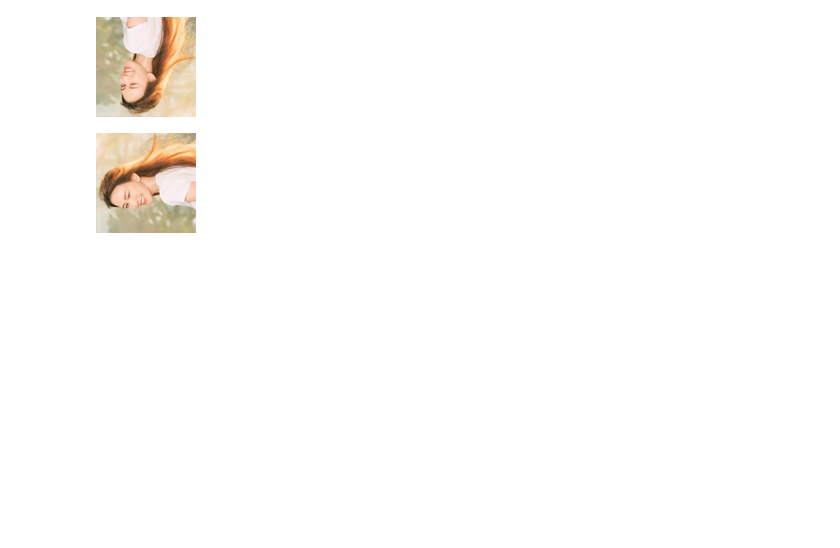
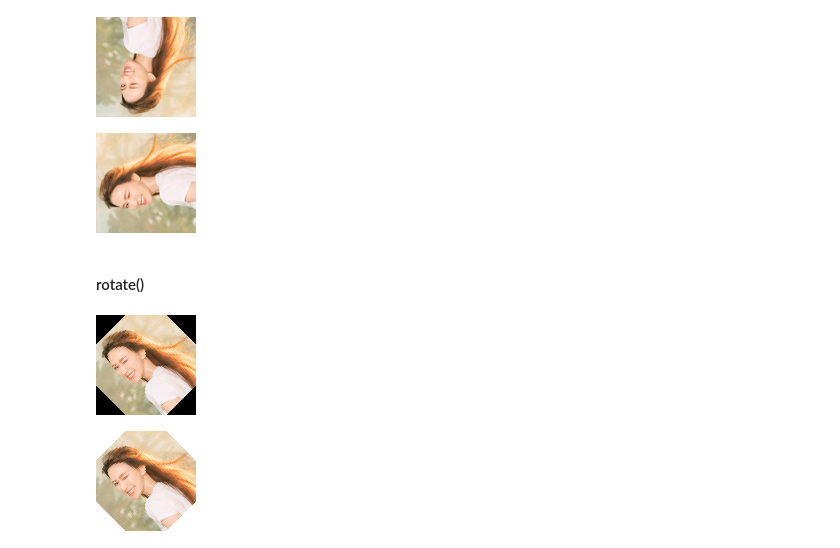
Before and after one commit to vcdemy/20230613, a Jupyter notebook: 20230613筆記.ipynb, the cells around one changed output. Saved outputs shown, nothing was run; the diff lists cells and outputs as text; code cells hidden in the pictures; blank space fills up the shorter version.

```diff
--- a/20230613筆記.ipynb
+++ b/20230613筆記.ipynb
@@ -624,3 +624,5 @@ img1.transpose(Image.FLIP_TOP_BOTTOM)
 img1.transpose(Image.ROTATE_90)
 # %% [output]
 [figure]
+# %% [markdown]
+#### rotate()
@@ -626,0 +631,8 @@ img1.transpose(Image.ROTATE_90)
+# %%
+img1.rotate(45)
+# %% [output]
+[figure, added]
+# %%
+img1.rotate(45, fillcolor='white')
+# %% [output]
+[figure, added]
```
Also changed, not shown: parts of 2 cells of this notebook.
